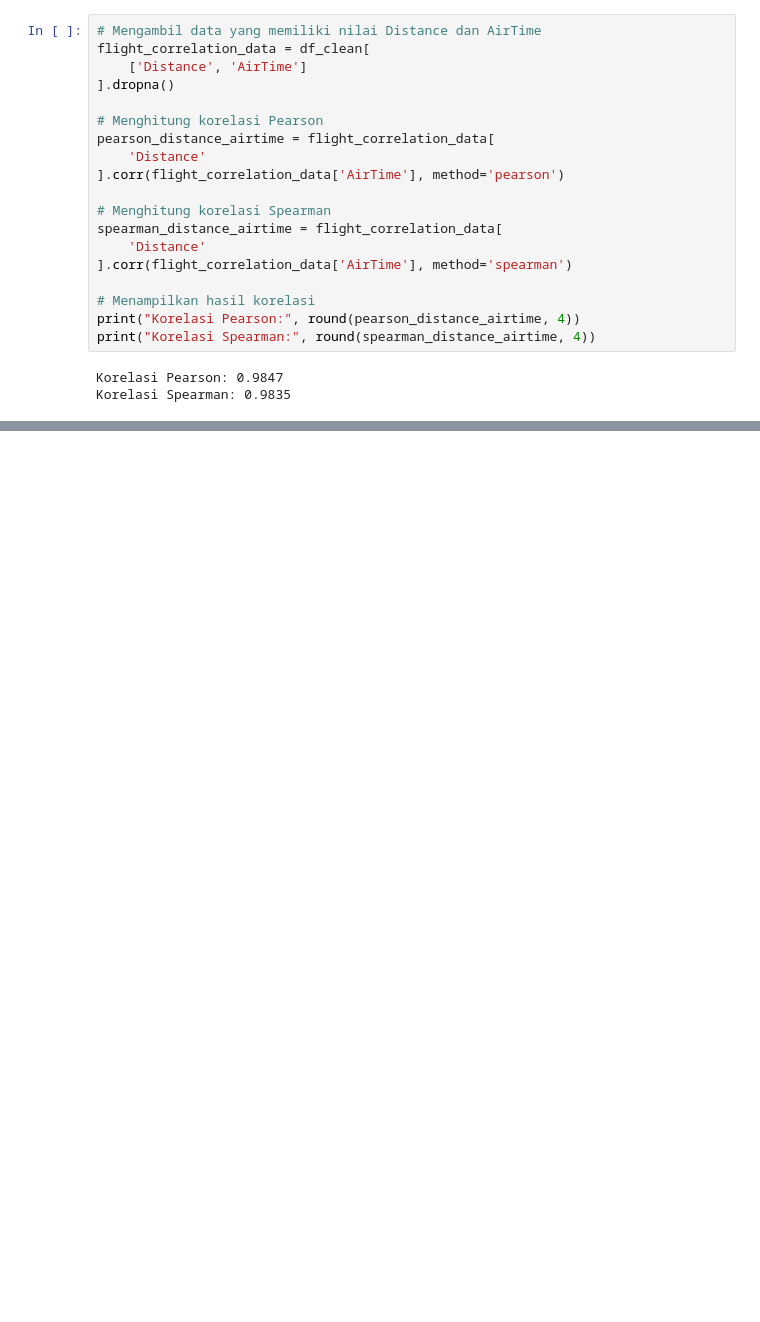
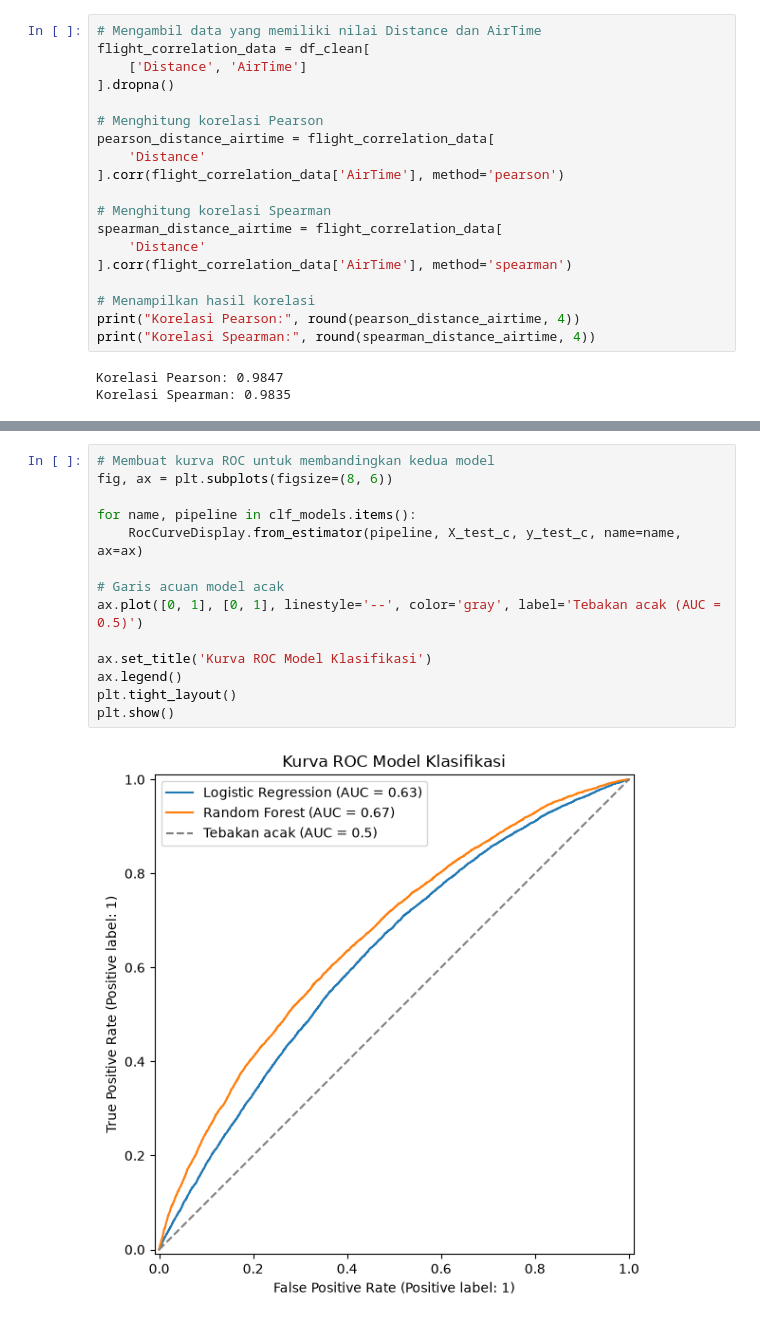
Before and after one commit to AliefReefandi/Data_sains_UTS, a Jupyter notebook: UTS_DATA_SAINS_PLANE.ipynb, the cells around one changed output, grey strips where cells are left out. Saved outputs shown, nothing was run; the diff lists cells and outputs as text; blank space fills up the shorter version.

```diff
--- a/UTS_DATA_SAINS_PLANE.ipynb
+++ b/UTS_DATA_SAINS_PLANE.ipynb
@@ -2551,0 +3082,16 @@ Berdasarkan hasil pemeriksaan, missing values pada dataset sebagian besar berkai
+# %%
+# Membuat kurva ROC untuk membandingkan kedua model
+fig, ax = plt.subplots(figsize=(8, 6))
+
+for name, pipeline in clf_models.items():
+    RocCurveDisplay.from_estimator(pipeline, X_test_c, y_test_c, name=name, ax=ax)
+
+# Garis acuan model acak
+ax.plot([0, 1], [0, 1], linestyle='--', color='gray', label='Tebakan acak (AUC = 0.5)')
+
+ax.set_title('Kurva ROC Model Klasifikasi')
+ax.legend()
+plt.tight_layout()
+plt.show()
+# %% [output]
+[figure, added]
```
Also changed, not shown: parts of 90 cells of this notebook.
